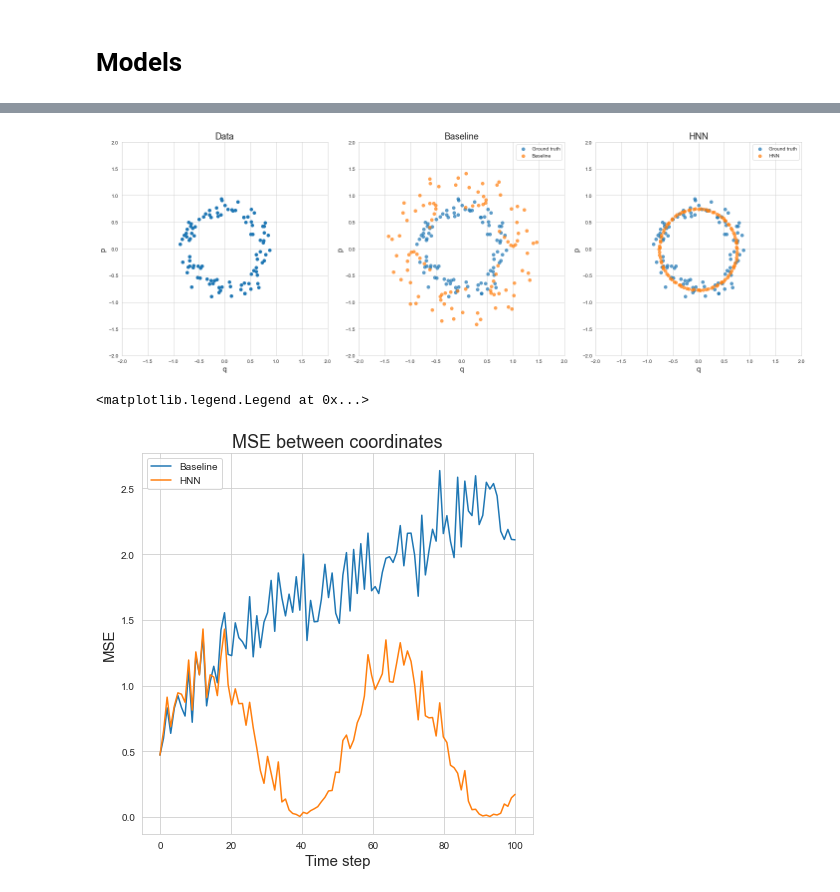
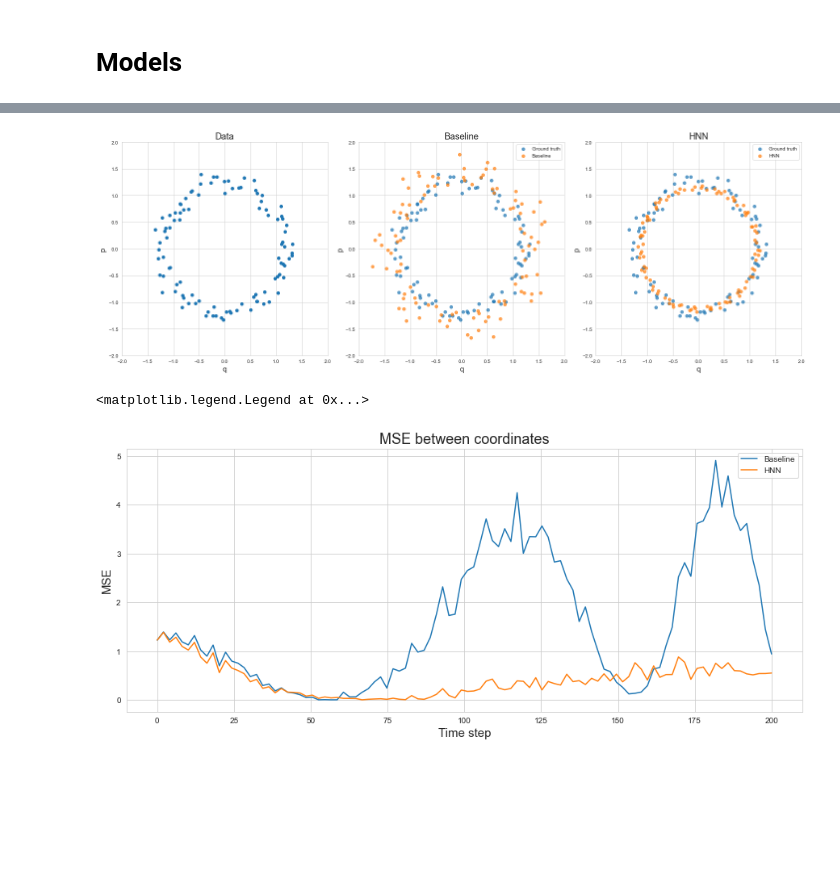
Before and after one commit to szmate00/elte_advanced_ml_lab, a Jupyter notebook: Project/mass_spring.ipynb, the cells around one changed output, grey strips where cells are left out. Cells and saved outputs as stored; diff of their text form; code cells hidden in the pictures; blank space fills up the shorter version.

Commit message:
Finished mass spring system

```diff
--- a/Project/mass_spring.ipynb
+++ b/Project/mass_spring.ipynb
@@ -68,7 +68,7 @@ def diff_hnn(model, qp):
 # energies
 energies = np.random.uniform(0.2, 1, 50)
 # %%
-q, p, q_dot, p_dot = mass_spring(energies, [0, 100], 100)
+q, p, q_dot, p_dot = mass_spring(energies, [0, 200], 100)
 # %%
 plt.figure(figsize=(6,6))
 
@@ -181,24 +180,22 @@ Wall time: 404 ms
 # %%
 def hnn_func(t, qp):
     qp = torch.Tensor(qp).to(device)
-    qp = torch.autograd.Variable(qp, requires_grad=True)
     out = diff_hnn(hnn_model, qp)[1]
     return out.to("cpu").clone().detach().numpy()
 # %%
 def baseline_func(t, qp):
     qp = torch.Tensor(qp).to(device)
-    qp = torch.autograd.Variable(qp, requires_grad=True)
     out = baseline(qp)
     return out.to("cpu").clone().detach().numpy()
 # %%
 test_X = test_X.to("cpu").clone().detach().numpy()
 test_y = test_y.to("cpu").clone().detach().numpy()
 # %%
-t_eval = np.sort(np.linspace(0, 100, 100))
+t_eval = np.sort(np.linspace(0, 200, 100))
 trajectory_num = 2
 
-pred_hnn = solve_ivp(fun=hnn_func, t_span=[0, 100], y0=test_y[trajectory_num][0], t_eval=np.sort(t_eval))
-pred_baseline = solve_ivp(fun=baseline_func, t_span=[0, 100], y0=test_y[trajectory_num][0], t_eval=np.sort(t_eval))
+pred_hnn = solve_ivp(fun=hnn_func, t_span=[0, 200], y0=test_y[trajectory_num][0], t_eval=np.sort(t_eval))
+pred_baseline = solve_ivp(fun=baseline_func, t_span=[0, 200], y0=test_y[trajectory_num][0], t_eval=np.sort(t_eval))
 # %%
 plt.figure(figsize=(20,7))
 
@@ -232,19 +229,19 @@ plt.legend(loc='upper right')
 
 plt.tight_layout()
 # %% [output]
-[figure, old version]
+[figure, new version]
 # %%
-plt.figure(figsize=(7,7))
+plt.figure(figsize=(15,6))
 
 plt.plot(np.sort(t_eval), ((test_X[trajectory_num]-pred_baseline['y'].T)**2).mean(-1), label='Baseline')
 plt.plot(np.sort(t_eval), ((test_X[trajectory_num]-pred_hnn['y'].T)**2).mean(-1), label='HNN')
 plt.xlabel('Time step', size=15)
 plt.ylabel('MSE', size=15)
 plt.title('MSE between coordinates', size=18)
 plt.legend()
 # %% [output]
 <matplotlib.legend.Legend at 0x...>
-[figure, old version]
+[figure, new version]
 # %%
 plt.figure(figsize=(7,7))
 
```
Also changed, not shown: parts of 5 cells of this notebook, 1 other file.
